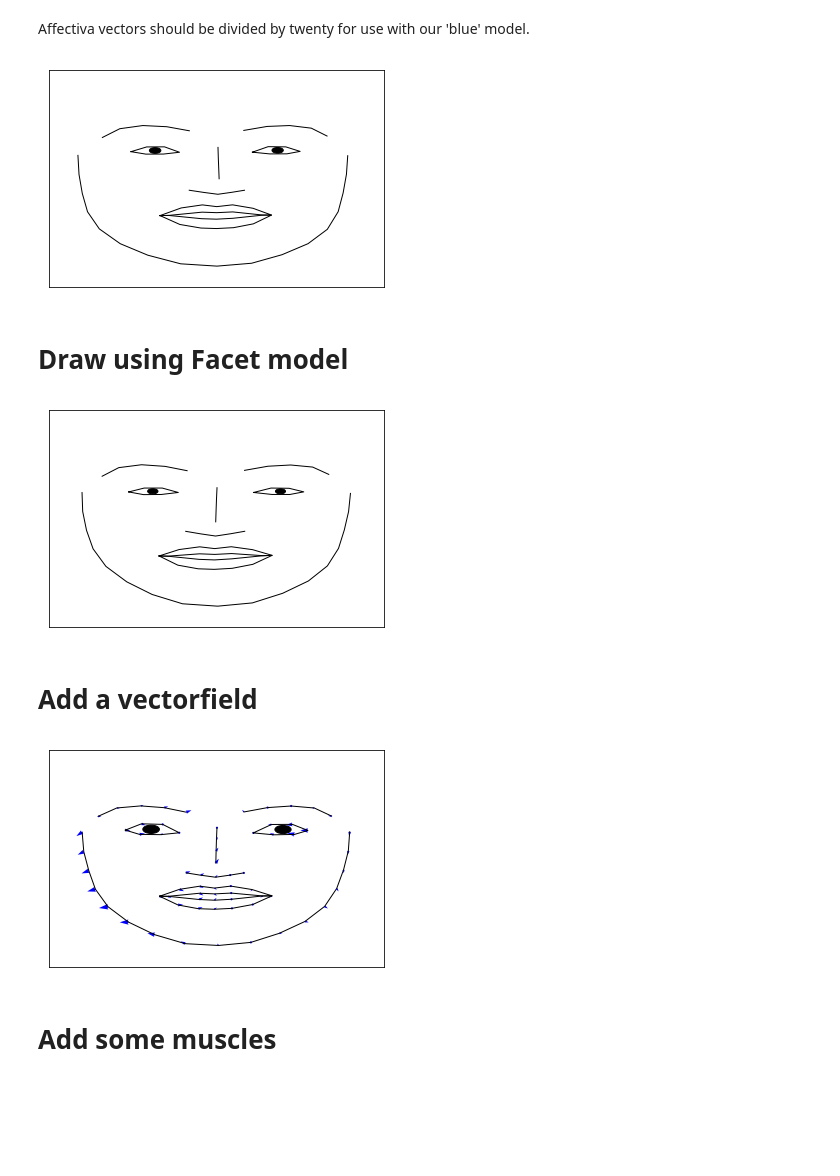
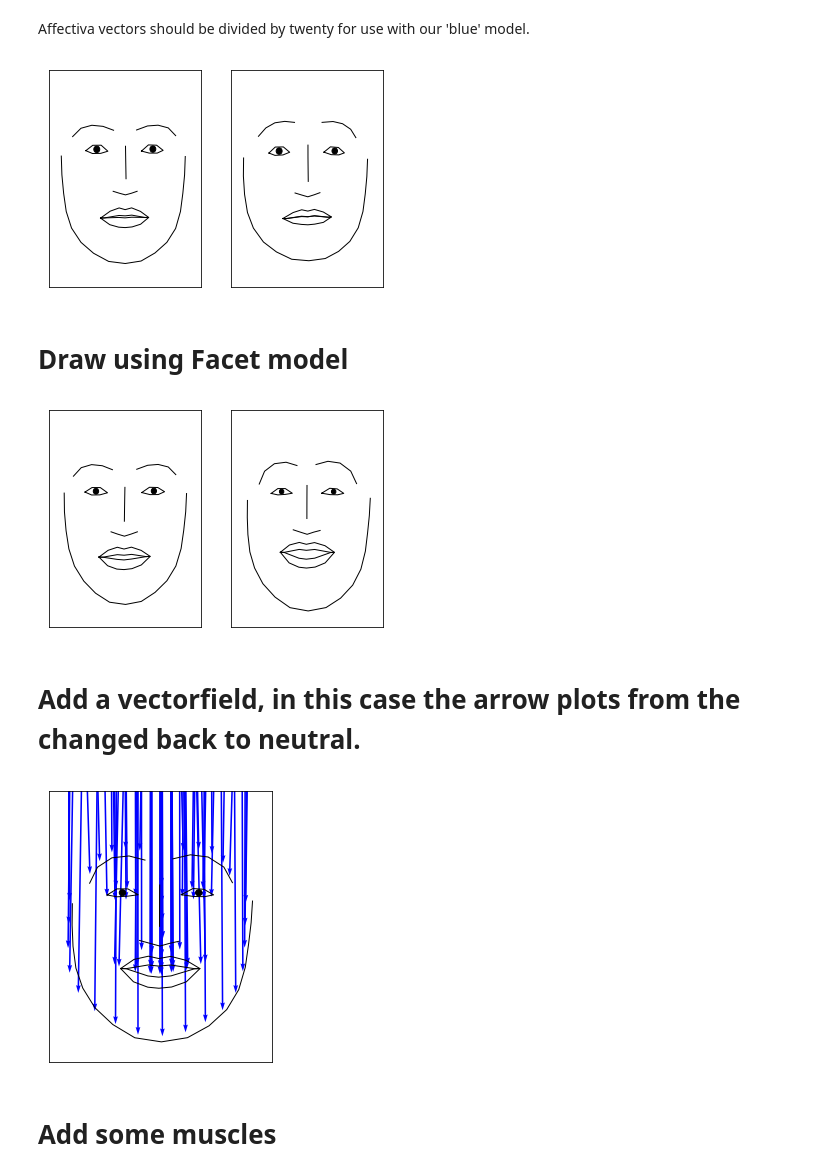
Before and after one commit to cosanlab/py-feat, a Jupyter notebook: tutorials/plotting.ipynb, the cells around one changed output. Drawn from its saved outputs; the diff is of its cells as text; code cells hidden in the pictures; blank space fills up the shorter version.

```diff
--- a/tutorials/plotting.ipynb
+++ b/tutorials/plotting.ipynb
@@ -24,17 +26,19 @@ import feat.plotting as plot
 import numpy as np
 import matplotlib.pyplot as plt
 
-# Add data
-au = [0.127416, 0.809139, 0, 0.343189, 0.689964, 1.23862, 1.28464, 0.79003, 0.842145, 0.111669,
-      0.450328, 1.02961, 0.871225, 0, 1.1977,  0.457218, 0, 0, 0, 0]
+# Add data, AU is ordered as such:
+# AU1, 2, 4, 5, 6, 7, 9, 10, 12, 14, 15, 17, 18, 20, 23, 24, 25, 26, 28, 43
 
+# Activate AU1: Inner brow raiser
+au = [5, 0, 0, 0, 0, 0, 0, 0, 0, 0, 0, 0, 0, 0, 0, 0, 0, 0, 0, 0]
 
 # Plot face
-fig, ax = plt.subplots()
-plot.plot_face(model=None, ax = ax, au = np.array(au), color='k', linewidth=1, linestyle='-')
+fig, axes = plt.subplots(1,2)
+plot.plot_face(model=None, ax = axes[0], au = np.zeros(20), color='k', linewidth=1, linestyle='-')
+plot.plot_face(model=None, ax = axes[1], au = np.array(au), color='k', linewidth=1, linestyle='-')
 plt.show()
 # %% [output]
-[figure, old version]
+[figure, new version]
 # %% [markdown]
 # Draw using Facet model
 # %%
@@ -44,19 +48,18 @@ import feat.utils as utils
 import numpy as np
 import matplotlib.pyplot as plt
 
-# Add data
-au = [0.127416, 0.809139, 0, 0.343189, 0.689964, 1.23862, 1.28464, 0.79003, 0.842145, 0.111669,
-      0.450328, 1.02961, 0.871225, 0, 1.1977,  0.457218, 0, 0, 0, 0]
-
+# Activate AU1: Inner Brow Raiser and AU12: Lip Corner Puller
+# AU1, 2, 4, 5, 6, 7, 9, 10, 12, 14, 15, 17, 18, 20, 23, 24, 25, 26, 28, 43
+au = [5, 0, 0, 0, 0, 0, 0, 0, 5, 0, 0, 0, 0, 0, 0, 0, 0, 0, 0, 0]
 
 # Load a model
 model = utils.load_h5('facet.h5')
-
 # Plot face
-fig, ax = plt.subplots()
-plot.plot_face(model=model, ax = ax, au = np.array(au), color='k', linewidth=1, linestyle='-')
+fig, axes = plt.subplots(1,2)
+plot.plot_face(model=model, ax = axes[0], au = np.zeros(len(au)), color='k', linewidth=1, linestyle='-')
+plot.plot_face(model=model, ax = axes[1], au = np.array(au), color='k', linewidth=1, linestyle='-')
 plt.show()
 # %% [output]
-[figure, old version]
+[figure, new version]
-# %% [markdown]
-# Add a vectorfield
+# %% [markdown]
+# Add a vectorfield, in this case the arrow plots from the changed back to neutral.
@@ -63,26 +68,29 @@ plt.show()
 # %%
 # Load modules
 import feat.plotting as plot
 import feat.utils as utils
 import numpy as np
 import matplotlib.pyplot as plt
 
-# Add data
-au = [0.127416, 0.809139, 0, 5, 0.689964, 1.23862, 1.28464, 0.79003, 0.842145, 0.111669,
-      0.450328, 1.02961, 0.871225, 0, 1.1977,  0.457218, 0, 0, 0, 0]
+model = utils.load_h5('facet.h5')
+# Add data activate AU1, and AU12
+au = np.array([5, 0, 0, 0, 0, 0, 0, 0, 5, 0, 0, 0, 0, 0, 0, 0, 0, 0, 0, 0])
 
 # Get neutral landmarks
-neutral = plot.predict(np.zeros(20))
+# neutral = plot.predict(np.zeros(len(au)))
 
 # Provide target landmarks and other vector specifications
-vectors = {'target': neutral, 'color': 'blue'}
-
+vectors = {'target': neutral,
+           'reference': plot.predict(au), 'color': 'blue'}
+vectors = {'target': plot.predict(au),
+           'reference': np.swapaxes(neutral,0,1), 'color': 'blue'}
 
 # Plot face
-fig, ax = plt.subplots()
-plot.plot_face(model=model, ax = ax, au = np.array(au), vectorfield = vectors, color='k', linewidth=1, linestyle='-')
+fig, ax = plt.subplots(figsize=(4,5))
+plot.plot_face(model = model, ax = ax, au = np.array(au),
+            vectorfield = vectors, color='k', linewidth=1, linestyle='-')
 plt.show()
 # %% [output]
-[figure, old version]
+[figure, new version]
 # %% [markdown]
 # Add some muscles
```
Also changed, not shown: parts of 14 cells of this notebook.
